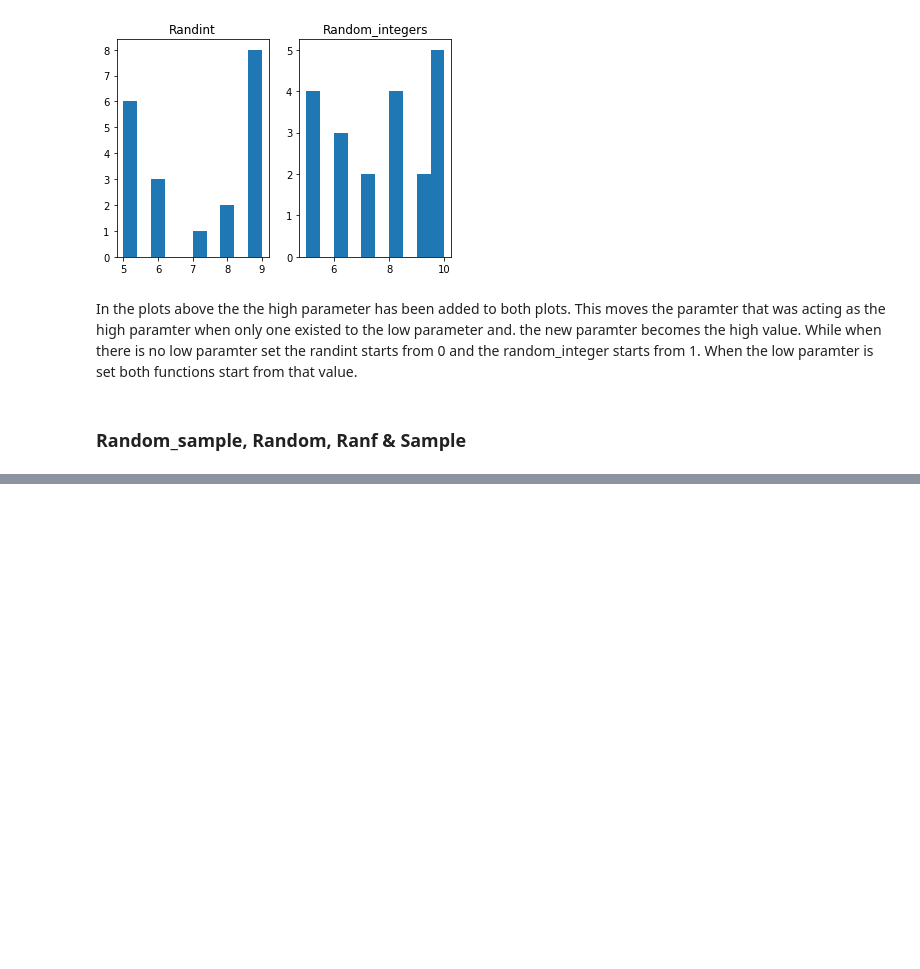
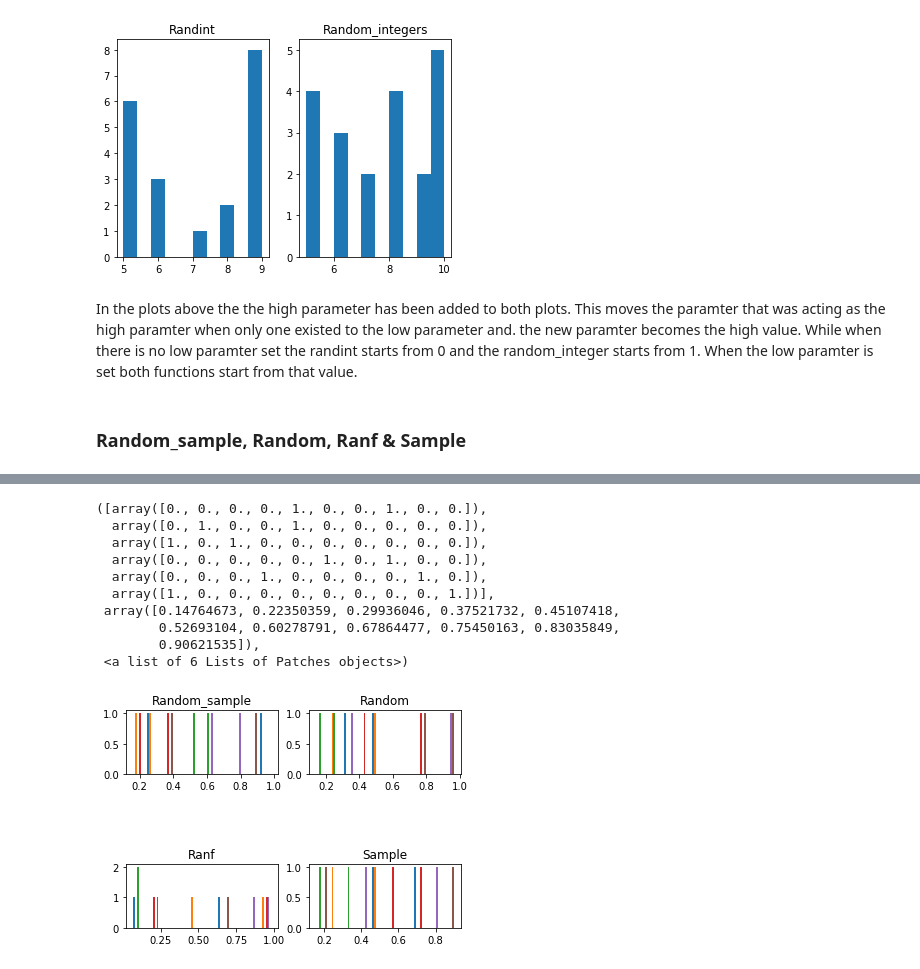
Before and after one commit to aidansummerville/52465----PROGRAMMING-FOR-DATA-ANALYSIS--Practical-assignments-, a Jupyter notebook: Numpy.random.ipynb, the cells around one changed output, grey strips where cells are left out. Cells and saved outputs as stored; diff of their text form; code cells hidden in the pictures; blank space fills up the shorter version.

```diff
--- a/Numpy.random.ipynb
+++ b/Numpy.random.ipynb
@@ -162,0 +175,32 @@ plt.hist(ran)
+# %%
+rs1 = np.random.random_sample((2,6))
+plt.subplot(3, 2, 1)
+plt.title('Random_sample')
+plt.hist(rs1)
+
+ran1 = np.random.random((2,6))
+plt.subplot(3, 2, 2)
+plt.title('Random')
+plt.hist(ran1)
+
+ranf1 = np.random.ranf((2,6))
+plt.subplot(3, 2, 5)
+plt.title('Ranf')
+plt.hist(ranf1)
+
+samp1 = np.random.sample((2,6))
+plt.subplot(3, 2, 6)
+plt.title('Sample')
+plt.hist(samp1)
+# %% [output]
+([array([0., 0., 0., 0., 1., 0., 0., 1., 0., 0.]),
+  array([0., 1., 0., 0., 1., 0., 0., 0., 0., 0.]),
+  array([1., 0., 1., 0., 0., 0., 0., 0., 0., 0.]),
+  array([0., 0., 0., 0., 0., 1., 0., 1., 0., 0.]),
+  array([0., 0., 0., 1., 0., 0., 0., 0., 1., 0.]),
+  array([1., 0., 0., 0., 0., 0., 0., 0., 0., 1.])],
+ array([0.14764673, 0.22350359, 0.29936046, 0.37521732, 0.45107418,
+        0.52693104, 0.60278791, 0.67864477, 0.75450163, 0.83035849,
+        0.90621535]),
+ <a list of 6 Lists of Patches objects>)
+[figure, added]
```
Also changed, not shown: parts of 5 cells of this notebook.
